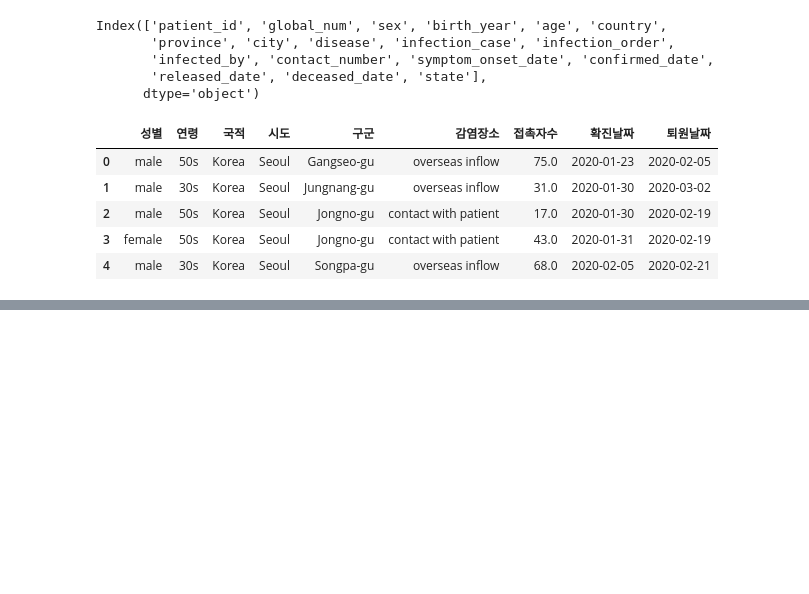
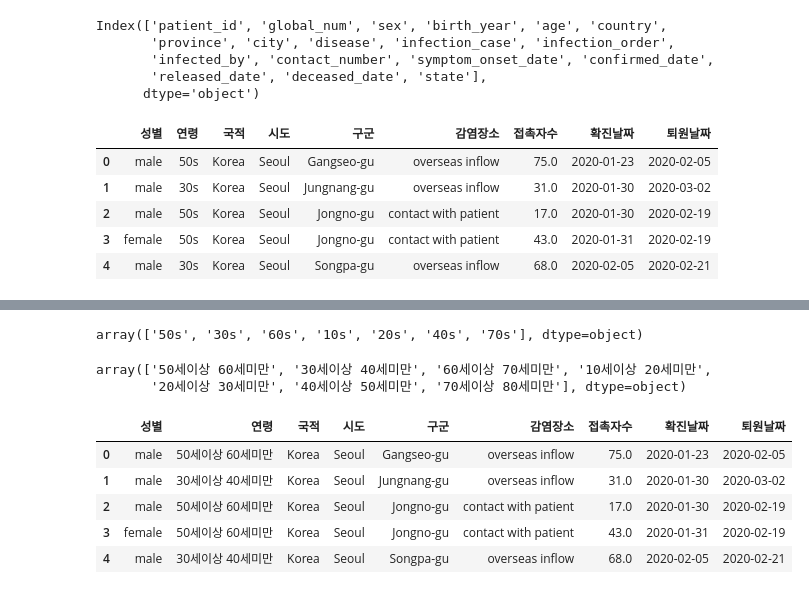
Before and after one commit to young-hun-jo/KaggleStruggle, a Jupyter notebook: covid_19/Dacon_covid19.ipynb, the cells around one changed output, grey strips where cells are left out. Saved outputs shown, nothing was run; the diff lists cells and outputs as text; code cells hidden in the pictures; blank space fills up the shorter version.

```diff
--- a/covid_19/Dacon_covid19.ipynb
+++ b/covid_19/Dacon_covid19.ipynb
@@ -767,0 +775,5 @@ array(['50s', '30s', '80s', '60s', '10s', '20s', '40s', '70s', nan],
+# %%
+df_infection = df_infection.loc[df_infection['연령'].str.contains('10s|20s|30s|40s|50s|60s|70s')]
+df_infection['연령'].unique()
+# %% [output]
+array(['50s', '30s', '60s', '10s', '20s', '40s', '70s'], dtype=object)
@@ -767,0 +789,14 @@ array(['50s', '30s', '80s', '60s', '10s', '20s', '40s', '70s', nan],
+# %%
+df_infection['연령'].unique()
+# %% [output]
+array(['50세이상 60세미만', '30세이상 40세미만', '60세이상 70세미만', '10세이상 20세미만',
+       '20세이상 30세미만', '40세이상 50세미만', '70세이상 80세미만'], dtype=object)
+# %%
+df_infection.head()
+# %% [output]
+|  | 성별 | 연령 | 국적 | 시도 | 구군 | 감염장소 | 접촉자수 | 확진날짜 | 퇴원날짜 |
+| 0 | male | 50세이상 60세미만 | Korea | Seoul | Gangseo-gu | overseas inflow | 75.0 | 2020-01-23 | 2020-02-05 |
+| 1 | male | 30세이상 40세미만 | Korea | Seoul | Jungnang-gu | overseas inflow | 31.0 | 2020-01-30 | 2020-03-02 |
+| 2 | male | 50세이상 60세미만 | Korea | Seoul | Jongno-gu | contact with patient | 17.0 | 2020-01-30 | 2020-02-19 |
+| 3 | female | 50세이상 60세미만 | Korea | Seoul | Jongno-gu | contact with patient | 43.0 | 2020-01-31 | 2020-02-19 |
+| 4 | male | 30세이상 40세미만 | Korea | Seoul | Songpa-gu | overseas inflow | 68.0 | 2020-02-05 | 2020-02-21 |
```
Also changed, not shown: parts of 17 cells of this notebook.
